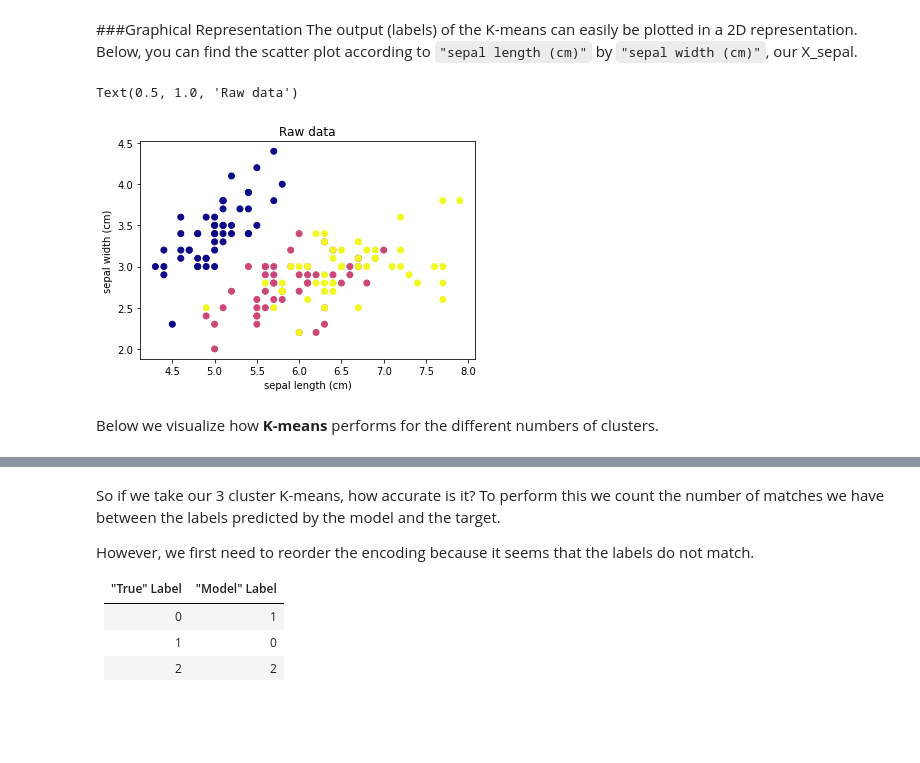
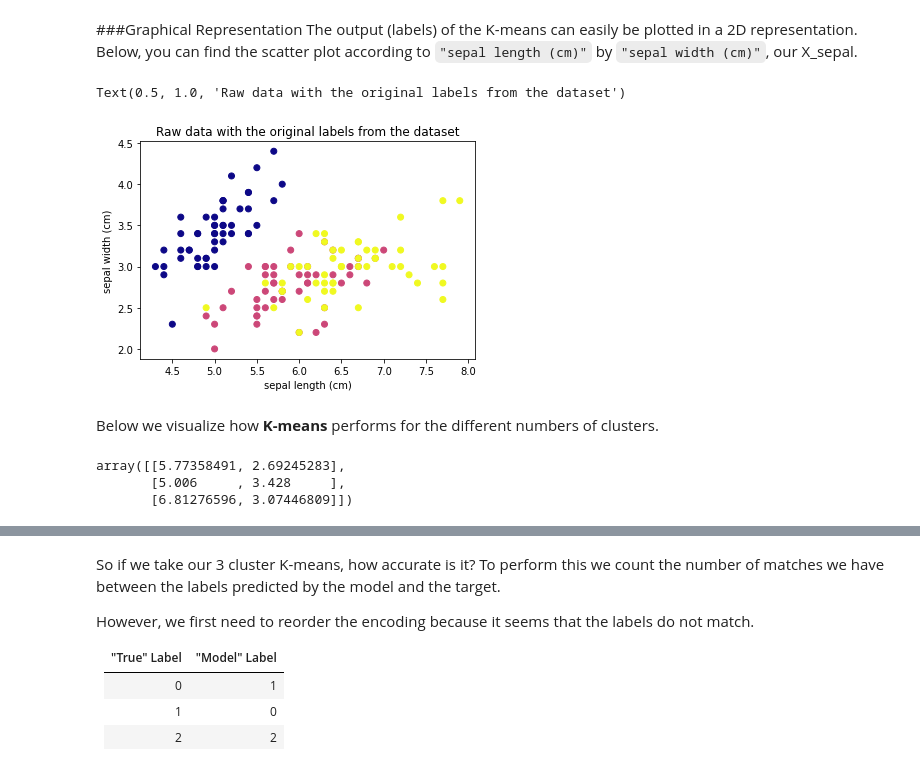
Before and after one commit to michalis0/Business-Intelligence-and-Analytics, a Jupyter notebook: 5 - Clustering/Walkthrough/W5_Walkthrough_Clustering.ipynb, the cells around one changed output, grey strips where cells are left out. Cells and saved outputs as stored; diff of their text form; code cells hidden in the pictures; blank space fills up the shorter version.

```diff
--- a/5 - Clustering/Walkthrough/W5_Walkthrough_Clustering.ipynb
+++ b/5 - Clustering/Walkthrough/W5_Walkthrough_Clustering.ipynb
@@ -159,11 +159,18 @@ Below, you can find the scatter plot according to `"sepal length (cm)"` by `"sep
 # %%
 plt.scatter(X_sepal["sepal length (cm)"], X_sepal["sepal width (cm)"], c=y['Flower_type'], cmap='plasma') # points colored by the different flower types
 plt.xlabel(X_sepal.columns[0])
 plt.ylabel(X_sepal.columns[1])
-plt.title("Raw data")
+plt.title("Raw data with the original labels from the dataset")
 # %% [output]
-Text(0.5, 1.0, 'Raw data')
+Text(0.5, 1.0, 'Raw data with the original labels from the dataset')
-[figure, old version]
+[figure, new version]
 # %% [markdown]
 Below we visualize how **K-means** performs for the different numbers of clusters.
+# %%
+# this is how we access the cluster centers generated by our 3-cluser KMeans model
+model3.cluster_centers_
+# %% [output]
+array([[5.77358491, 2.69245283],
+       [5.006     , 3.428     ],
+       [6.81276596, 3.07446809]])
 # %%
```
Also changed, not shown: parts of 14 cells of this notebook.
